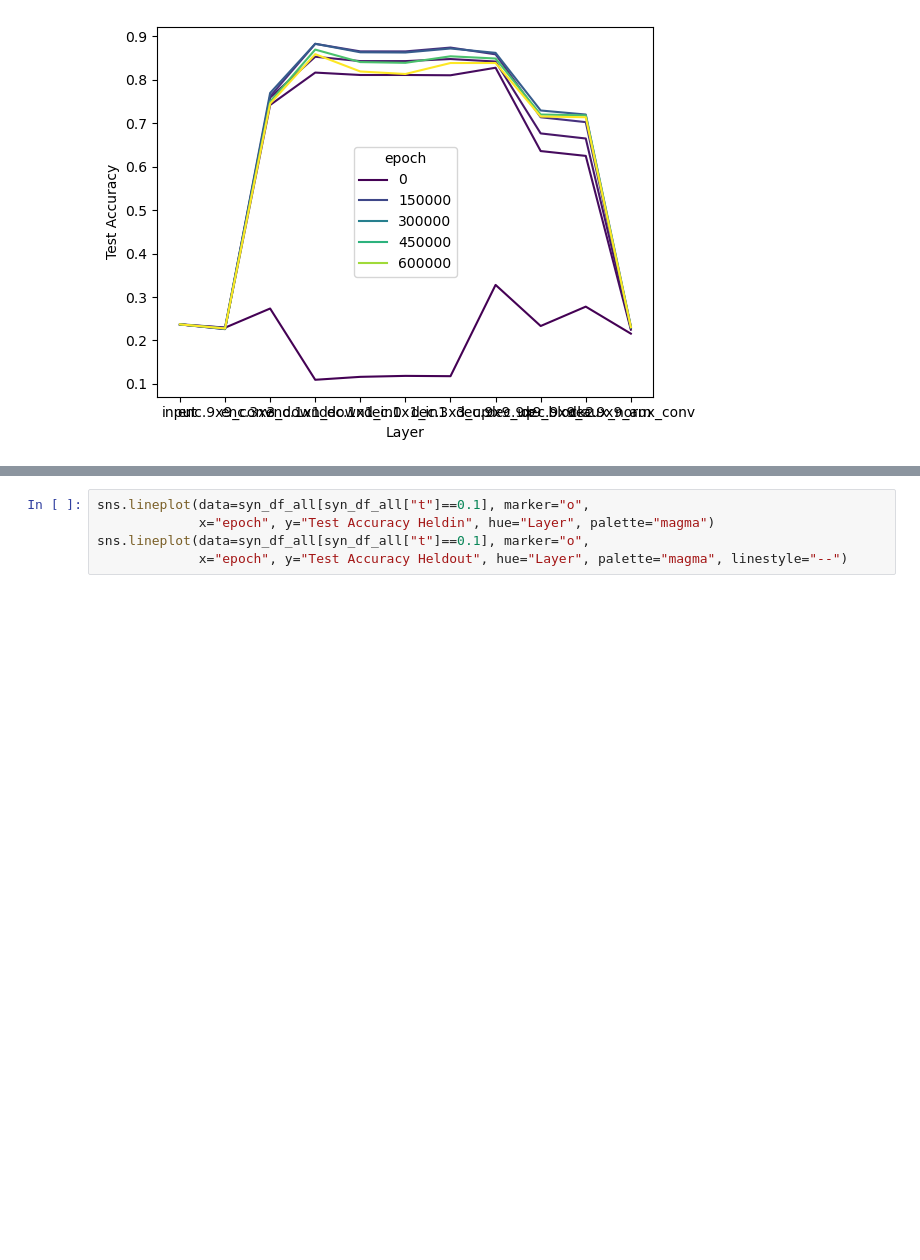
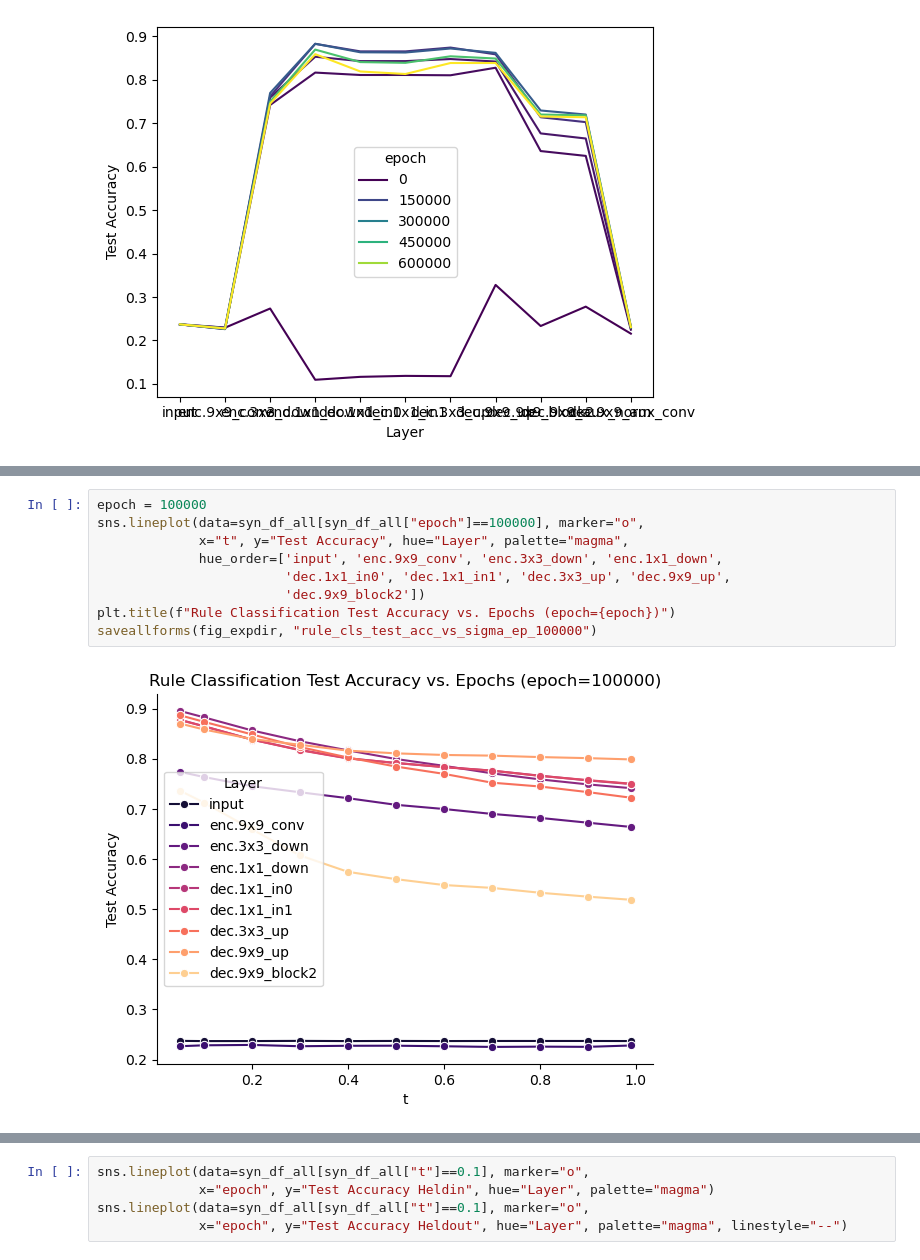
Before and after one commit to Animadversio/DiffusionReasoning, a Jupyter notebook: notebooks/EDM_classifier_synopsis.ipynb, the cells around one changed output, grey strips where cells are left out. Drawn from its saved outputs; the diff is of its cells as text; blank space fills up the shorter version.

```diff
--- a/notebooks/EDM_classifier_synopsis.ipynb
+++ b/notebooks/EDM_classifier_synopsis.ipynb
@@ -217,0 +252,11 @@ sns.lineplot(data=syn_df_all[syn_df_all["t"]==0.1], x="Layer", y="Test Accuracy"
+# %%
+epoch = 100000
+sns.lineplot(data=syn_df_all[syn_df_all["epoch"]==100000], marker="o",
+             x="t", y="Test Accuracy", hue="Layer", palette="magma",
+             hue_order=['input', 'enc.9x9_conv', 'enc.3x3_down', 'enc.1x1_down',
+                        'dec.1x1_in0', 'dec.1x1_in1', 'dec.3x3_up', 'dec.9x9_up',
+                        'dec.9x9_block2'])
+plt.title(f"Rule Classification Test Accuracy vs. Epochs (epoch={epoch})")
+saveallforms(fig_expdir, "rule_cls_test_acc_vs_sigma_ep_100000")
+# %% [output]
+[figure, added]
```
Also changed, not shown: parts of 10 cells of this notebook, 1 other file.
